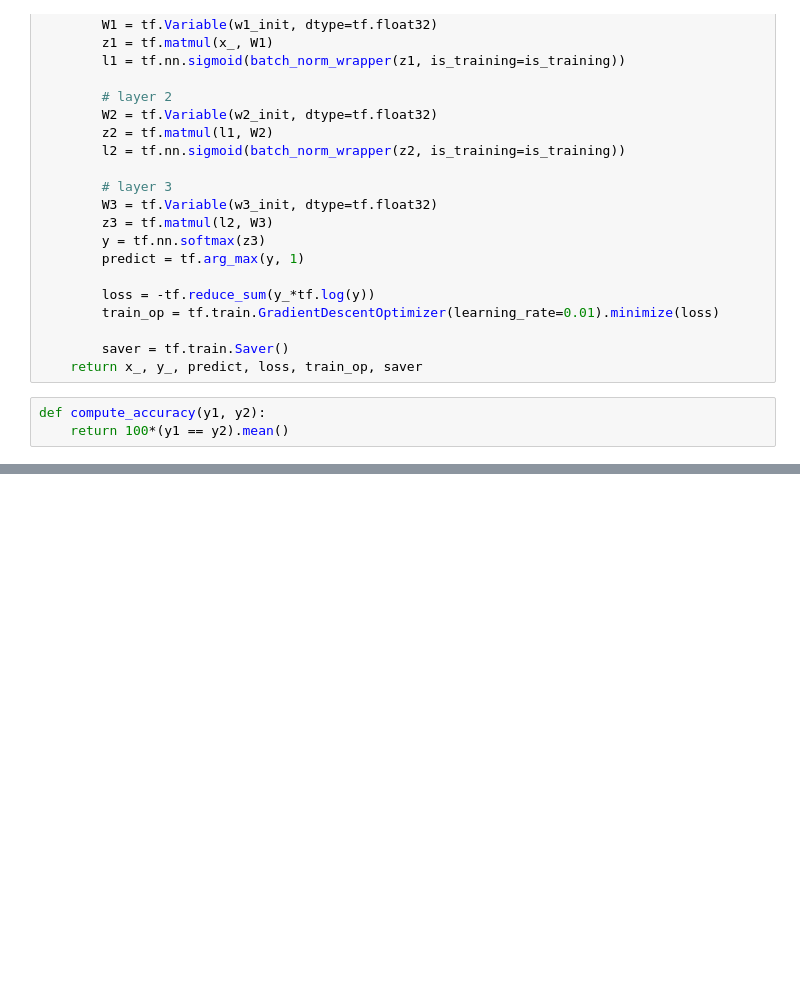
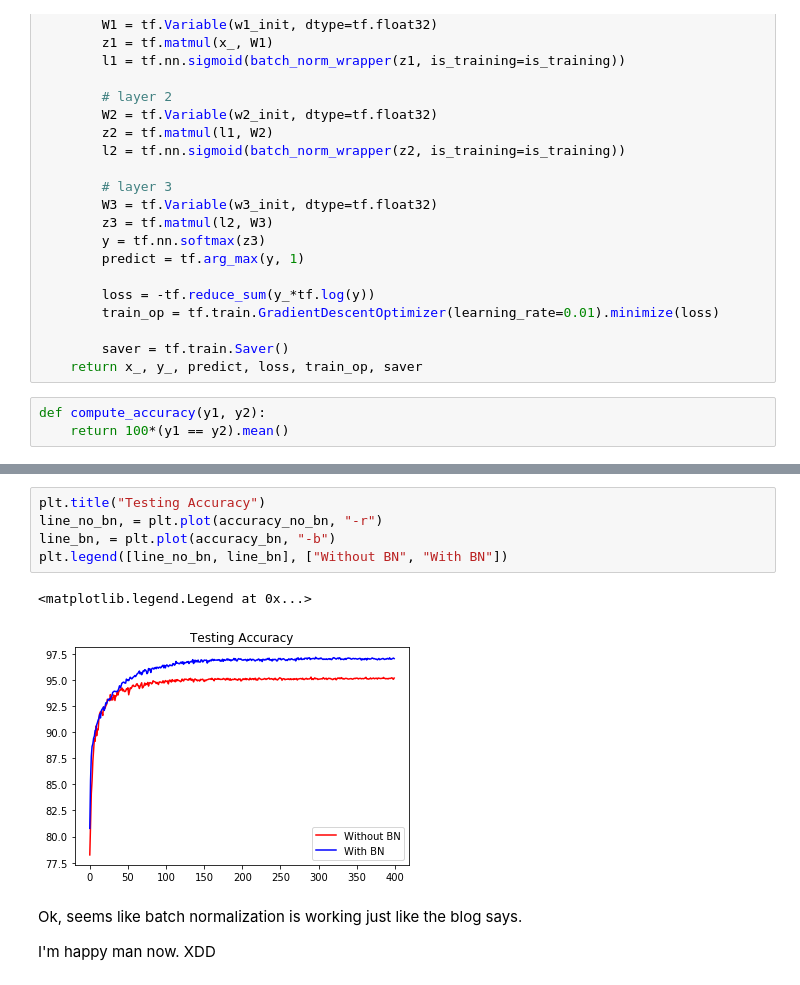
Before and after one commit to dboyliao/tf_snippets, a Jupyter notebook: tf_example_batch_normalization_2.ipynb, the cells around one changed output, grey strips where cells are left out. Saved outputs shown, nothing was run; the diff lists cells and outputs as text; blank space fills up the shorter version.

```diff
--- a/tf_example_batch_normalization_2.ipynb
+++ b/tf_example_batch_normalization_2.ipynb
@@ -170,0 +273,12 @@ Wow....It works. I'll dig into the source codes for both `tf.nn.batch_normalize`
+# %%
+plt.title("Testing Accuracy")
+line_no_bn, = plt.plot(accuracy_no_bn, "-r")
+line_bn, = plt.plot(accuracy_bn, "-b")
+plt.legend([line_no_bn, line_bn], ["Without BN", "With BN"])
+# %% [output]
+<matplotlib.legend.Legend at 0x...>
+[figure, added]
+# %% [markdown]
+Ok, seems like batch normalization is working just like the blog says.
+
+I'm happy man now. XDD
```
Also changed, not shown: parts of 7 cells of this notebook, 3 other files.
